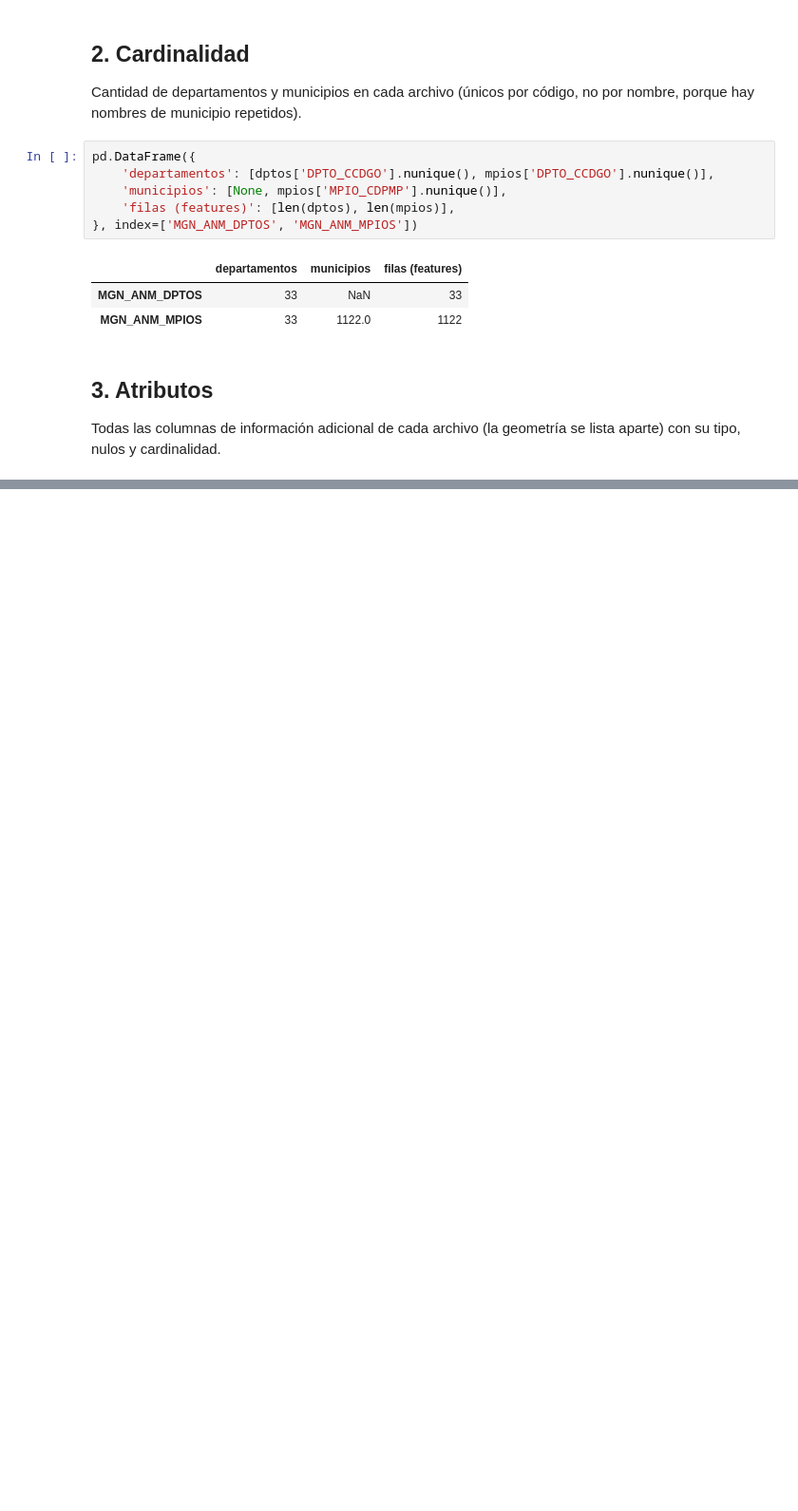
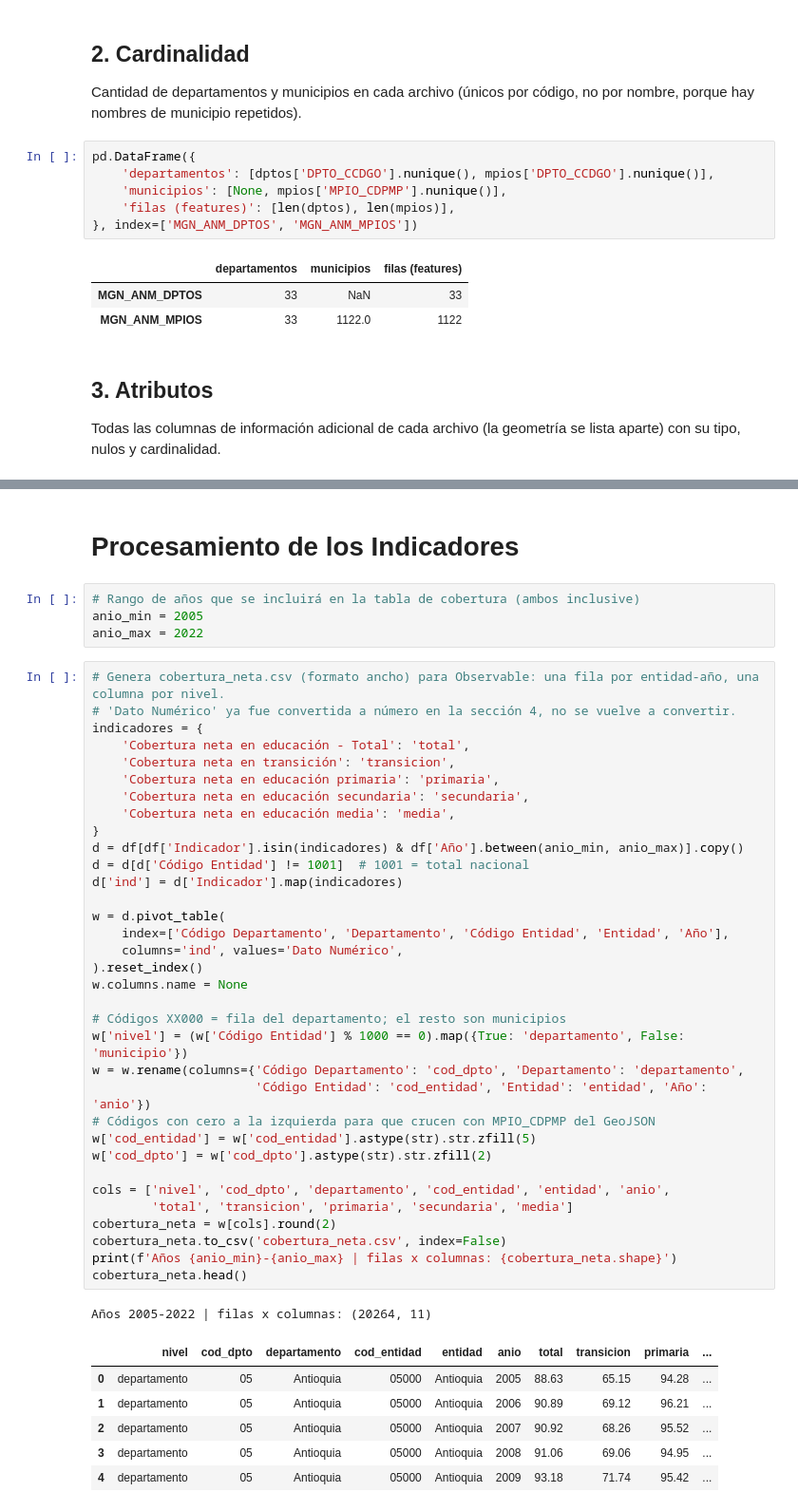
Before and after one commit to Klealp/L3, a Jupyter notebook: Analisis_preliminar.ipynb, the cells around one changed output, grey strips where cells are left out. Shown at 95% size. Saved outputs shown, nothing was run; the diff lists cells and outputs as text; blank space fills up the shorter version.

Commit message:
Elaboración Tablero 2

```diff
--- a/Analisis_preliminar.ipynb
+++ b/Analisis_preliminar.ipynb
@@ -336,3 +291,51 @@ for nombre, gdf in [('MGN_ANM_DPTOS', dptos), ('MGN_ANM_MPIOS', mpios)]:
 | LONGITUD | 1122.0 | -7.463501e+01 | 1.681235e+00 | -8.171757e+01 | -7.577684e+01 | -7.473103e+01 | -7.344419e+01 | -6.700152e+01 |
 | TSP16_HOG | 1122.0 | 1.269449e+04 | 8.366294e+04 | 4.000000e+01 | 1.958000e+03 | 3.691500e+03 | 7.519750e+03 | 2.514482e+06 |
 | STP27_PERS | 1122.0 | 3.936223e+04 | 2.424477e+05 | 1.660000e+02 | 5.886750e+03 | 1.135450e+04 | 2.396675e+04 | 7.181469e+06 |
+# %% [markdown]
+# Procesamiento de los Indicadores
+# %%
+# Rango de años que se incluirá en la tabla de cobertura (ambos inclusive)
+anio_min = 2005
+anio_max = 2022
+# %%
+# Genera cobertura_neta.csv (formato ancho) para Observable: una fila por entidad-año, una columna por nivel.
+# 'Dato Numérico' ya fue convertida a número en la sección 4, no se vuelve a convertir.
+indicadores = {
+    'Cobertura neta en educación - Total': 'total',
+    'Cobertura neta en transición': 'transicion',
+    'Cobertura neta en educación primaria': 'primaria',
+    'Cobertura neta en educación secundaria': 'secundaria',
+    'Cobertura neta en educación media': 'media',
+}
+d = df[df['Indicador'].isin(indicadores) & df['Año'].between(anio_min, anio_max)].copy()
+d = d[d['Código Entidad'] != 1001]  # 1001 = total nacional
+d['ind'] = d['Indicador'].map(indicadores)
+
+w = d.pivot_table(
+    index=['Código Departamento', 'Departamento', 'Código Entidad', 'Entidad', 'Año'],
+    columns='ind', values='Dato Numérico',
+).reset_index()
+w.columns.name = None
+
+# Códigos XX000 = fila del departamento; el resto son municipios
+w['nivel'] = (w['Código Entidad'] % 1000 == 0).map({True: 'departamento', False: 'municipio'})
+w = w.rename(columns={'Código Departamento': 'cod_dpto', 'Departamento': 'departamento',
+                      'Código Entidad': 'cod_entidad', 'Entidad': 'entidad', 'Año': 'anio'})
+# Códigos con cero a la izquierda para que crucen con MPIO_CDPMP del GeoJSON
+w['cod_entidad'] = w['cod_entidad'].astype(str).str.zfill(5)
+w['cod_dpto'] = w['cod_dpto'].astype(str).str.zfill(2)
+
+cols = ['nivel', 'cod_dpto', 'departamento', 'cod_entidad', 'entidad', 'anio',
+        'total', 'transicion', 'primaria', 'secundaria', 'media']
+cobertura_neta = w[cols].round(2)
+cobertura_neta.to_csv('cobertura_neta.csv', index=False)
+print(f'Años {anio_min}-{anio_max} | filas x columnas: {cobertura_neta.shape}')
+cobertura_neta.head()
+# %% [output]
+Años 2005-2022 | filas x columnas: (20264, 11)
+|  | nivel | cod_dpto | departamento | cod_entidad | entidad | anio | total | transicion | primaria | ... |
+| 0 | departamento | 05 | Antioquia | 05000 | Antioquia | 2005 | 88.63 | 65.15 | 94.28 | ... |
+| 1 | departamento | 05 | Antioquia | 05000 | Antioquia | 2006 | 90.89 | 69.12 | 96.21 | ... |
+| 2 | departamento | 05 | Antioquia | 05000 | Antioquia | 2007 | 90.92 | 68.26 | 95.52 | ... |
+| 3 | departamento | 05 | Antioquia | 05000 | Antioquia | 2008 | 91.06 | 69.06 | 94.95 | ... |
+| 4 | departamento | 05 | Antioquia | 05000 | Antioquia | 2009 | 93.18 | 71.74 | 95.42 | ... |
```
Also changed, not shown: parts of 2 cells of this notebook, 2 other files.
